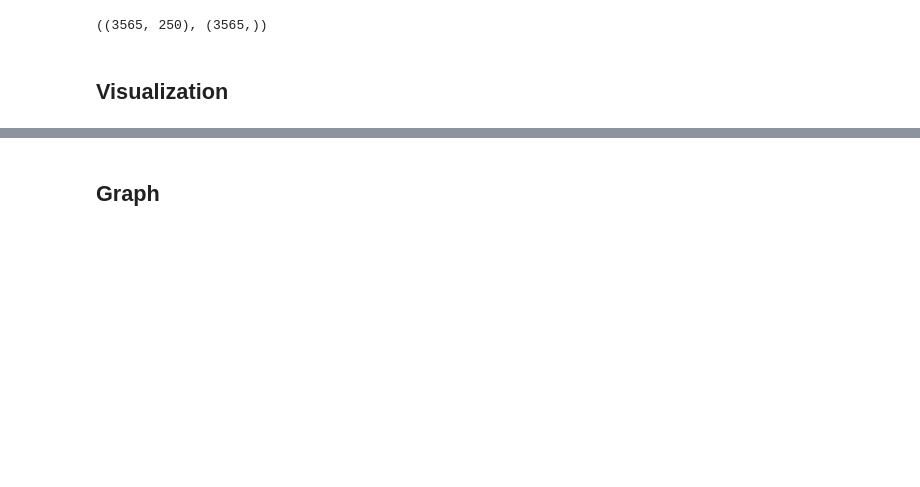
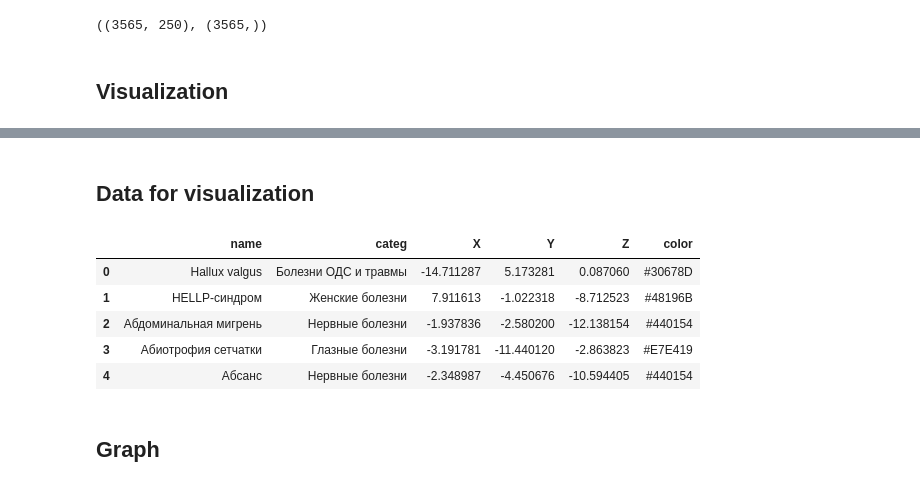
Before and after one commit to Med-Project/dataset, a Jupyter notebook: word2vec/topic-visualization.ipynb, the cells around one changed output, grey strips where cells are left out. Cells and saved outputs as stored; diff of their text form; code cells hidden in the pictures; blank space fills up the shorter version.

```diff
--- a/word2vec/topic-visualization.ipynb
+++ b/word2vec/topic-visualization.ipynb
@@ -136,7 +151,7 @@ def getSim(vec):
 # %% [markdown]
 ## Visualization
 # %%
-tsne = TSNE(n_components=2, perplexity=30)
+tsne = TSNE(n_components=3, perplexity=30, n_iter=2000)
 # svd = TruncatedSVD(n_components=2, n_iter=7, random_state=42)
 # %%
 %%time
@@ -151 +168,6 @@ X_embedded.shape
+# %%
+name2color = {}
+for i in list(set(X_categ)):
+    name2color[i] = len(name2color)
+X_colors = np.array([name2color[i] for i in X_categ])
 # %%
@@ -183,3 +213,27 @@ show(p)
 # %% [output]
 [interactive output not drawn]
 [interactive output not drawn]
+# %% [markdown]
+## Data for visualization
+# %%
+colors = viridis(len(set(X_categ)))
+name2color_bokeh = {}
+for i in list(set(X_categ)):
+    name2color_bokeh[i] = colors[len(name2color_bokeh)]
+# %%
+vis_data = pd.DataFrame()
+vis_data['name'] = Y
+vis_data['categ'] = X_categ
+vis_data['X'] = X_embedded[:, 0]
+vis_data['Y'] = X_embedded[:, 1]
+vis_data['Z'] = X_embedded[:, 2]
+vis_data['color'] = vis_data['categ'].apply(lambda x: name2color_bokeh[x])
+# %%
+vis_data.head()
+# %% [output]
+|  | name | categ | X | Y | Z | color |
+| 0 | Hallux valgus | Болезни ОДС и травмы | -14.711287 | 5.173281 | 0.087060 | #30678D |
+| 1 | HELLP-синдром | Женские болезни | 7.911613 | -1.022318 | -8.712523 | #48196B |
+| 2 | Абдоминальная мигрень | Нервные болезни | -1.937836 | -2.580200 | -12.138154 | #440154 |
+| 3 | Абиотрофия сетчатки | Глазные болезни | -3.191781 | -11.440120 | -2.863823 | #E7E419 |
+| 4 | Абсанс | Нервные болезни | -2.348987 | -4.450676 | -10.594405 | #440154 |
```
Also changed, not shown: parts of 12 cells of this notebook, 5 other files.
